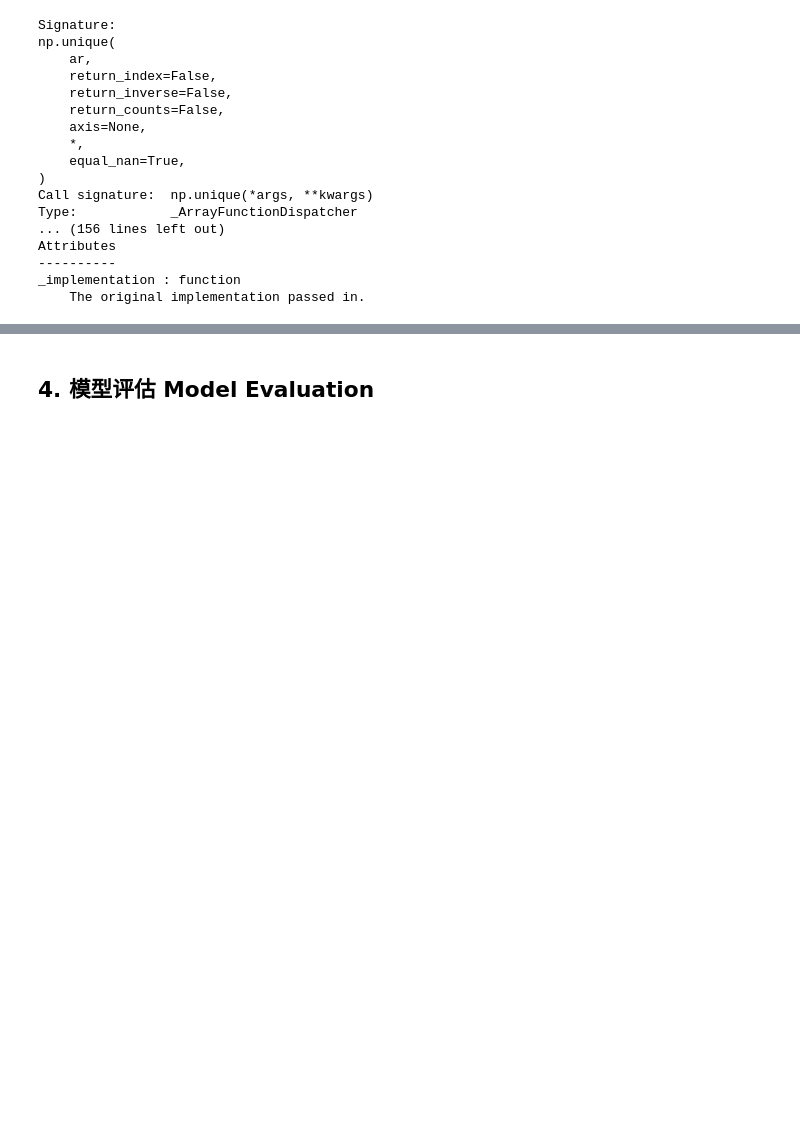
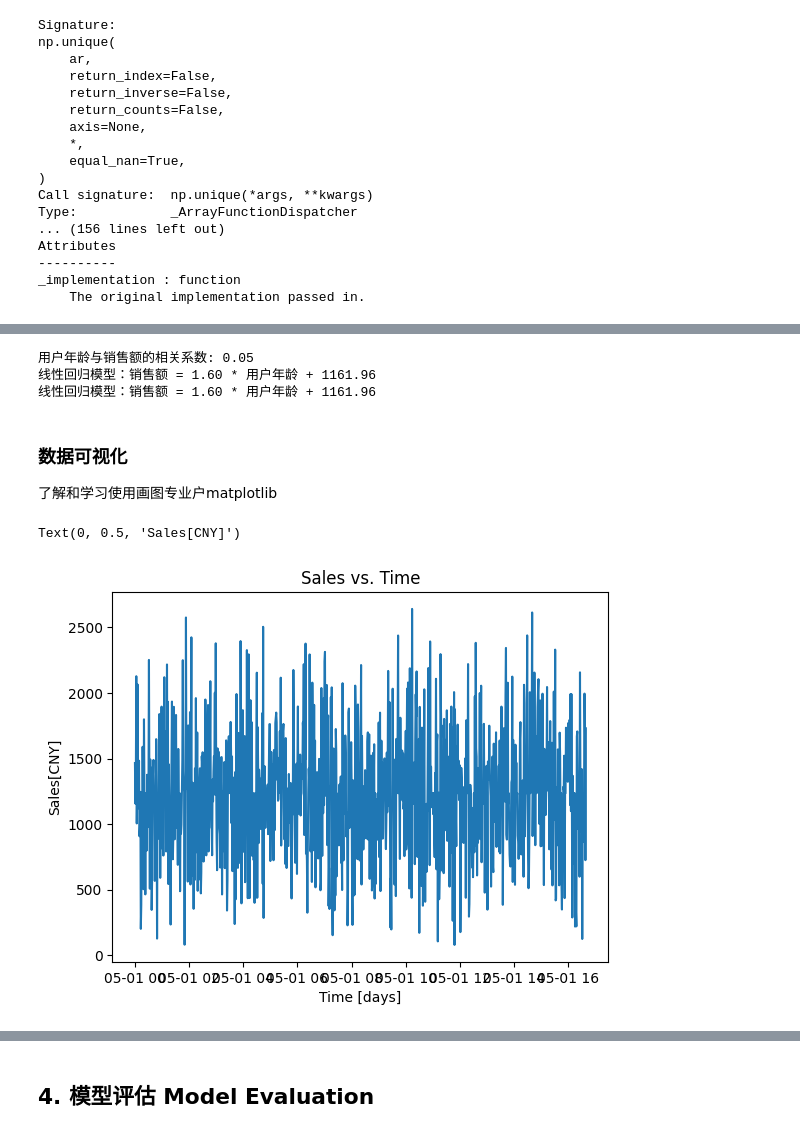
Before and after one commit to dietertao/b_python_dshb_cn, a Jupyter notebook: docs/Chapter02/1.1.ds_project_np01.ipynb, the cells around one changed output, grey strips where cells are left out. Drawn from its saved outputs; the diff is of its cells as text; code cells hidden in the pictures; blank space fills up the shorter version.

```diff
--- a/docs/Chapter02/1.1.ds_project_np01.ipynb
+++ b/docs/Chapter02/1.1.ds_project_np01.ipynb
@@ -429,0 +346,42 @@ _implementation : function
+# %%
+# 建立用户年龄和购买趋势模型
+# 计算用户年龄与销售额的相关性
+correlation = np.corrcoef(ages, sales)[0, 1]  # 计算相关系数
+print(f"用户年龄与销售额的相关系数: {correlation:.2f}")
+
+#尝试探索拟合关系
+# 使用线性回归模型拟合用户年龄与销售额的关系
+from sklearn.linear_model import LinearRegression
+# 创建线性回归模型
+model = LinearRegression()
+# 将年龄数据转换为二维数组
+ages_reshaped = ages.reshape(-1, 1)  # 将一维数组转换为二维数组
+# 拟合模型
+model.fit(ages_reshaped, sales)
+# 获取模型参数
+slope = model.coef_[0]  # 斜率
+intercept = model.intercept_  # 截距
+print(f"线性回归模型：销售额 = {slope:.2f} * 用户年龄 + {intercept:.2f}")
+
+# 另外一种简单的拟合方法
+from scipy.stats import linregress
+# 使用线性回归进行拟合
+slope, intercept, r_value, p_value, std_err = linregress(ages, sales)
+print(f"线性回归模型：销售额 = {slope:.2f} * 用户年龄 + {intercept:.2f}")
+# %% [output]
+用户年龄与销售额的相关系数: 0.05
+线性回归模型：销售额 = 1.60 * 用户年龄 + 1161.96
+线性回归模型：销售额 = 1.60 * 用户年龄 + 1161.96
+# %% [markdown]
+### 数据可视化
+
+了解和学习使用画图专业户matplotlib
+# %%
+# plot sales timeseries
+plt.plot(timestamps, sales)
+plt.title("Sales vs. Time")
+plt.xlabel("Time [days]")
+plt.ylabel("Sales[CNY]")
+# %% [output]
+Text(0, 0.5, 'Sales[CNY]')
+[figure, added]
```
Also changed, not shown: parts of 18 cells of this notebook, 2 other files.
